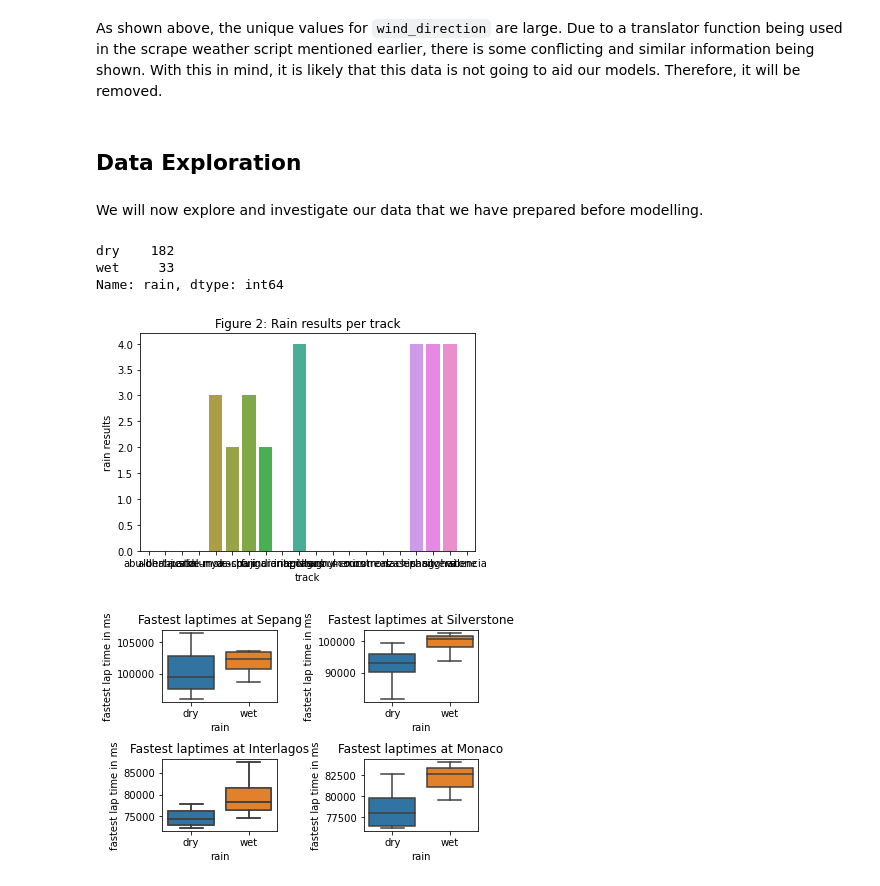
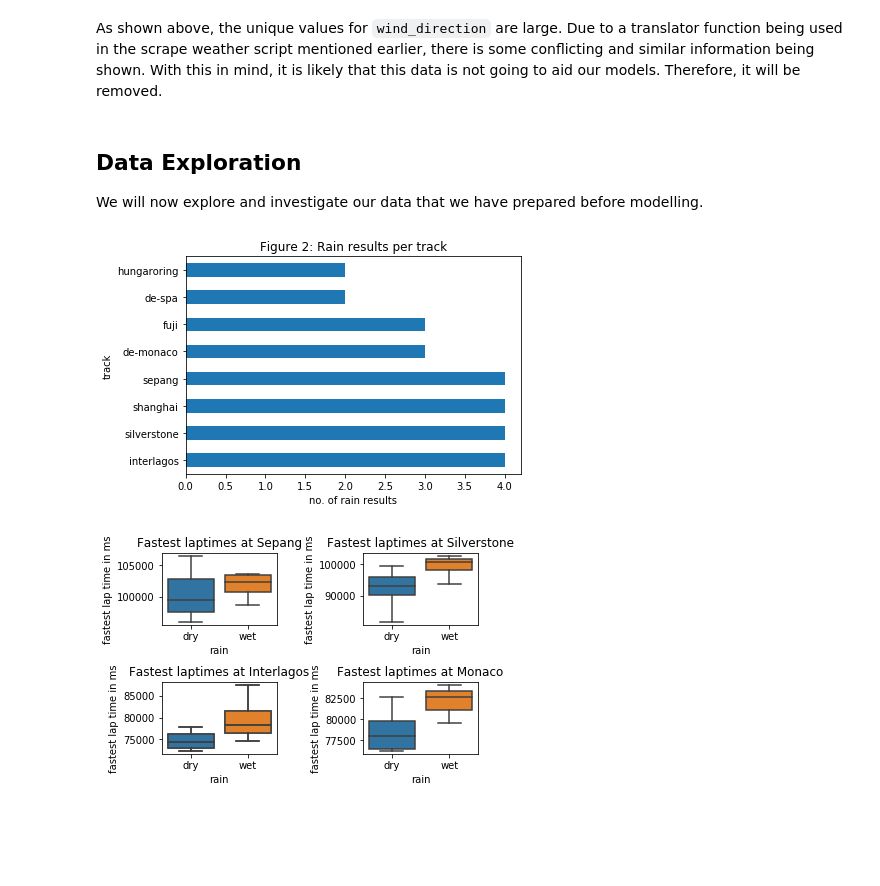
Before and after one commit to floeck/f1-weather-analysis, a Jupyter notebook: notebooks/V10FTW_Project.ipynb, the cells around one changed output. Cells and saved outputs as stored; diff of their text form; code cells hidden in the pictures; blank space fills up the shorter version.

```diff
--- a/notebooks/V10FTW_Project.ipynb
+++ b/notebooks/V10FTW_Project.ipynb
@@ -362,29 +339,15 @@ As shown above, the unique values for `wind_direction` are large. Due to a trans
 df = df.drop(columns='wind_direction')
 # %% [markdown]
 ## Data Exploration <a name="explore">
+
+We will now explore and investigate our data that we have prepared before modelling.
-# %% [markdown]
-We will now explore and investigate our data that we have prepared before modelling.
-# %%
-#No. of recorded races with with vs dry weather:
-df['rain'].value_counts()
-# %% [output]
-dry    182
-wet     33
-Name: rain, dtype: int64
 # %%
 #Compare dry vs wet laptimes at one circuit vs another
-wet = df.loc[(df['rain'] == 'wet')]
-
- #view and compare how many wet laptimes are recorded at each course
- #only showing top 8 results for simplicity
-value_counts = wet['track'].value_counts().head(8)
-sns.barplot(x=value_counts.index, y=value_counts)
-plt.title('Figure 2: Rain results per track')
-plt.xlabel('track')
-plt.ylabel('rain results')
-plt.show()
+wet = df.loc[(df['rain'] == 'wet')]; value_counts = wet['track'].value_counts().head(8).plot(kind='barh')
+#only showing top 8 results for simplicity
+plt.title('Figure 2: Rain results per track'); plt.ylabel('track'); plt.xlabel('no. of rain results');plt.show()
 # %% [output]
-[figure, old version]
+[figure, new version]
 # %%
 #Figure setup
 fig = plt.figure()
```
Also changed, not shown: parts of 74 cells of this notebook.
